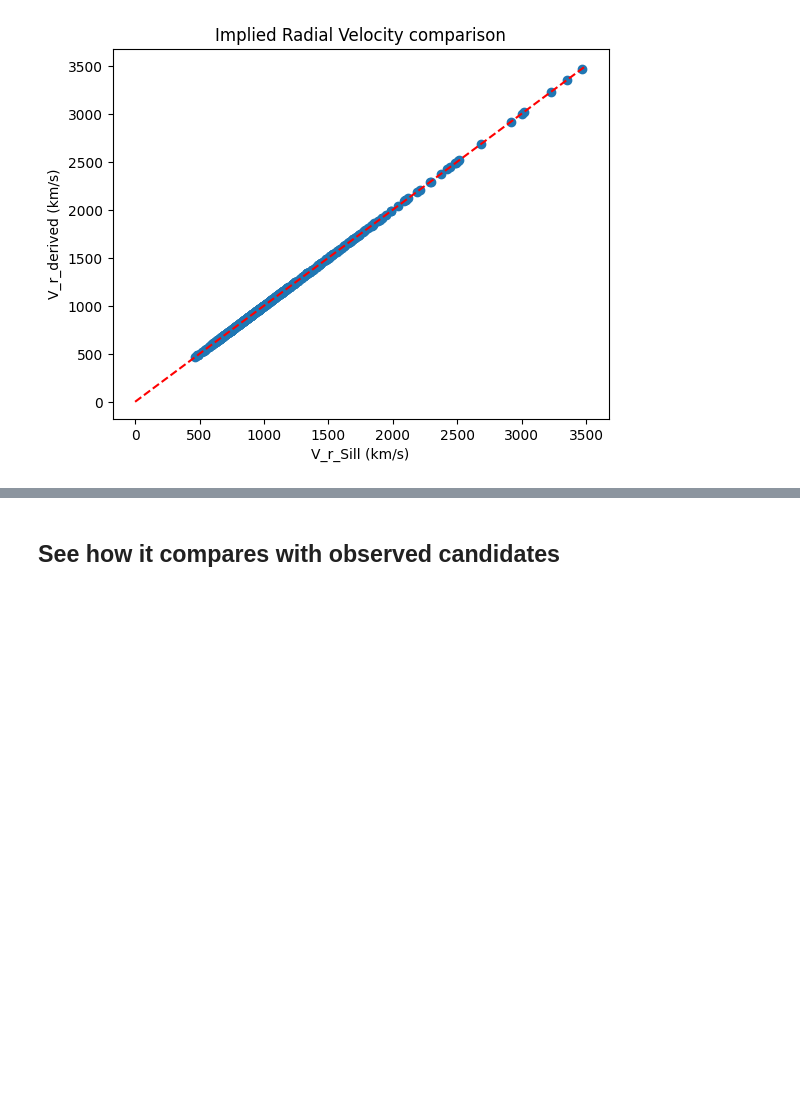
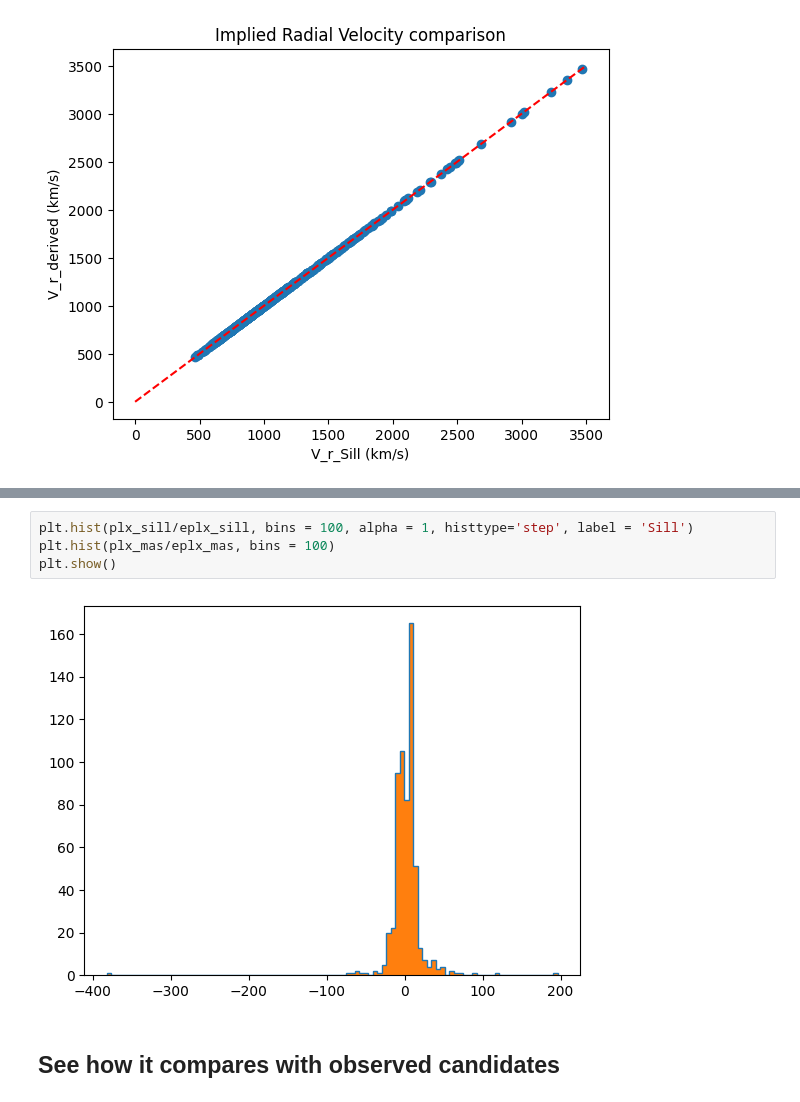
Before and after one commit to fawkez/HVS_1, a Jupyter notebook: Notebooks/implied_observables.ipynb, the cells around one changed output, grey strips where cells are left out. Saved outputs shown, nothing was run; the diff lists cells and outputs as text; blank space fills up the shorter version.

```diff
--- a/Notebooks/implied_observables.ipynb
+++ b/Notebooks/implied_observables.ipynb
@@ -507,3 +538,9 @@ plt.show()
+# %%
+plt.hist(plx_sill/eplx_sill, bins = 100, alpha = 1, histtype='step', label = 'Sill')
+plt.hist(plx_mas/eplx_mas, bins = 100)
+plt.show()
+# %% [output]
+[figure, added]
 # %% [markdown]
 ## See how it compares with observed candidates
 # %%
```
Also changed, not shown: parts of 7 cells of this notebook, 3 other files.
